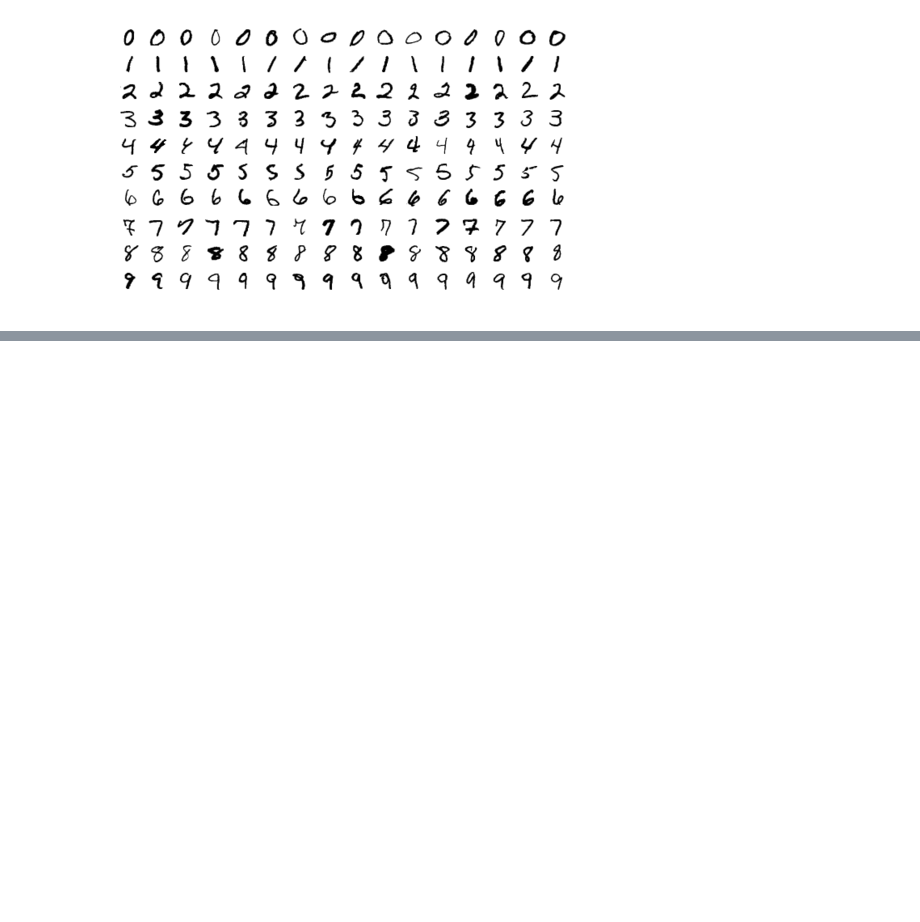
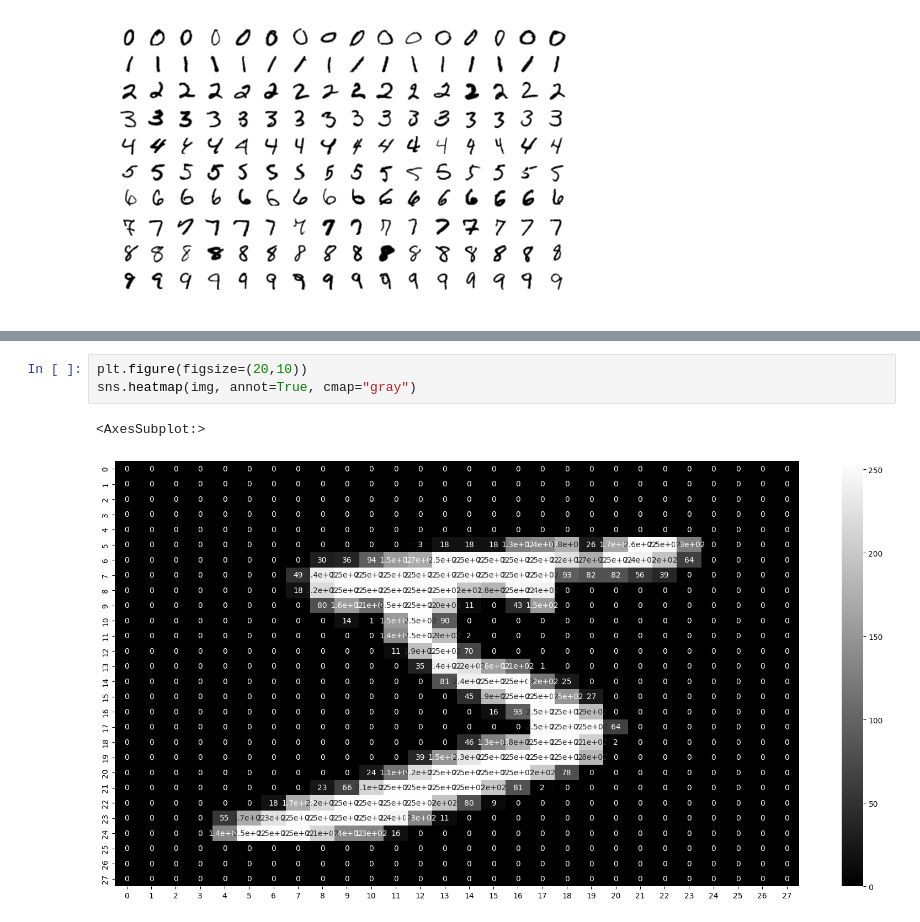
Before and after one commit to FazlullahBokhari/CNN, a Jupyter notebook: Transfer Learning.ipynb, the cells around one changed output, grey strips where cells are left out. Saved outputs shown, nothing was run; the diff lists cells and outputs as text; blank space fills up the shorter version.

```diff
--- a/Transfer Learning.ipynb
+++ b/Transfer Learning.ipynb
@@ -2,0 +58,6 @@
+# %%
+plt.figure(figsize=(20,10))
+sns.heatmap(img, annot=True, cmap="gray")
+# %% [output]
+<AxesSubplot:>
+[figure, added]
```
Also changed, not shown: parts of 12 cells of this notebook.
